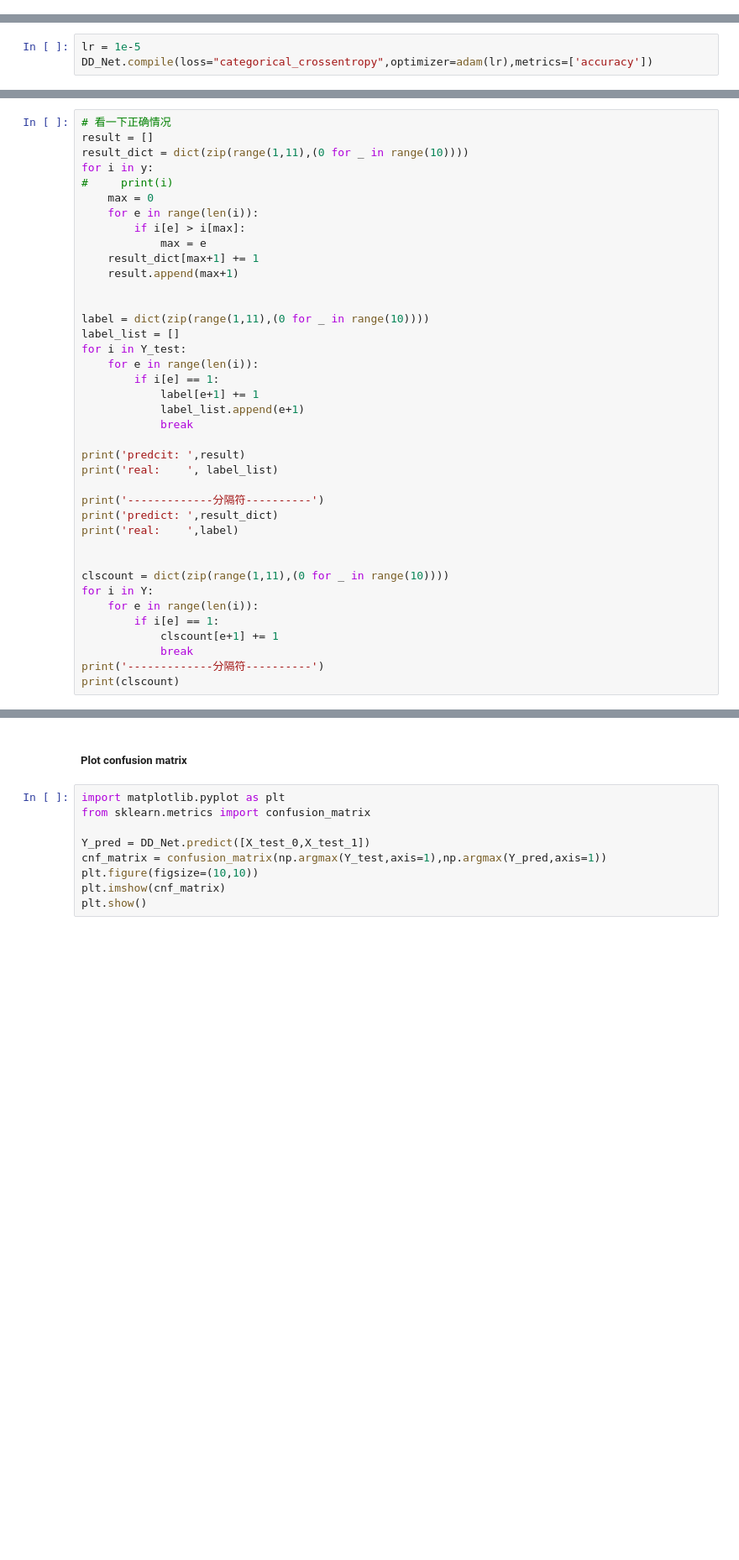
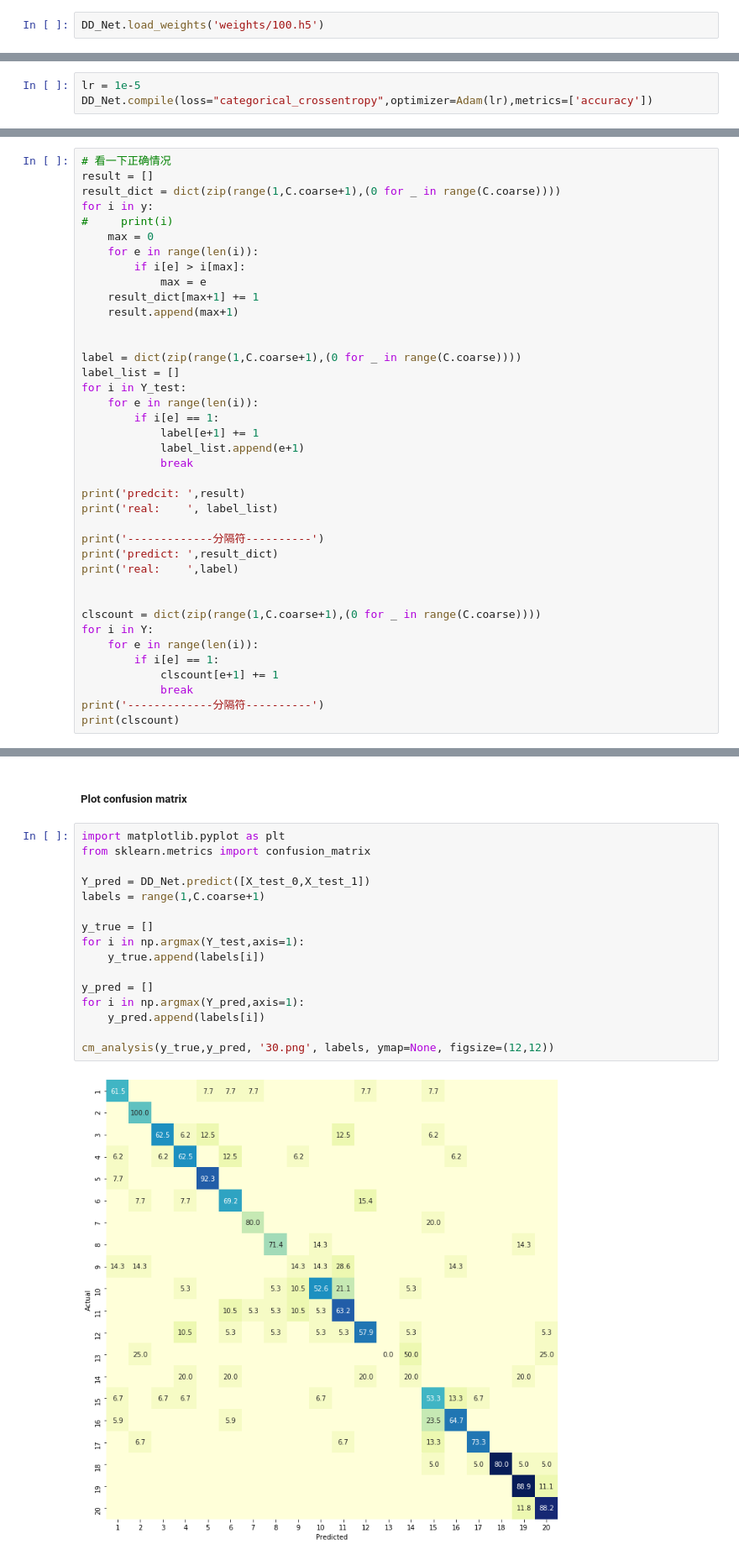
Before and after one commit to SYSU-RealTimeHandGesture-2020/papers, a Jupyter notebook: sk_dd_2019/codes/JESTER/JESTER_1D_lite.ipynb, the cells around one changed output, grey strips where cells are left out. Shown: that part at 84% size. Cells and saved outputs as stored; diff of their text form; blank space fills up the shorter version.

```diff
--- a/sk_dd_2019/codes/JESTER/JESTER_1D_lite.ipynb
+++ b/sk_dd_2019/codes/JESTER/JESTER_1D_lite.ipynb
@@ -314,8 +330,10 @@ OSError: Unable to create file (unable to open file: name = 'weights/coarse_lite
+# %%
+DD_Net.load_weights('weights/100.h5')
 # %% [markdown]
 ## With frame_sampling
 # %%
 lr = 1e-5
-DD_Net.compile(loss="categorical_crossentropy",optimizer=adam(lr),metrics=['accuracy'])
+DD_Net.compile(loss="categorical_crossentropy",optimizer=Adam(lr),metrics=['accuracy'])
 # %%
 epochs = 20
 for e in range(epochs):
@@ -365,7 +383,7 @@ time.time() - start_time
 # %%
 # 看一下正确情况
 result = []
-result_dict = dict(zip(range(1,11),(0 for _ in range(10))))
+result_dict = dict(zip(range(1,C.coarse+1),(0 for _ in range(C.coarse))))
 for i in y:
 #     print(i)
     max = 0
@@ -376,7 +394,7 @@ for i in y:
     result.append(max+1)
 
 
-label = dict(zip(range(1,11),(0 for _ in range(10))))
+label = dict(zip(range(1,C.coarse+1),(0 for _ in range(C.coarse))))
 label_list = []
 for i in Y_test:
     for e in range(len(i)):
@@ -393,7 +411,7 @@ print('predict: ',result_dict)
 print('real:    ',label)
 
 
-clscount = dict(zip(range(1,11),(0 for _ in range(10))))
+clscount = dict(zip(range(1,C.coarse+1),(0 for _ in range(C.coarse))))
 for i in Y:
     for e in range(len(i)):
         if i[e] == 1:
@@ -463,9 +495,18 @@ print(max+1)
 # %%
 import matplotlib.pyplot as plt
 from sklearn.metrics import confusion_matrix
 
 Y_pred = DD_Net.predict([X_test_0,X_test_1])
-cnf_matrix = confusion_matrix(np.argmax(Y_test,axis=1),np.argmax(Y_pred,axis=1))
-plt.figure(figsize=(10,10))
-plt.imshow(cnf_matrix)
-plt.show()
+labels = range(1,C.coarse+1)
+
+y_true = []
+for i in np.argmax(Y_test,axis=1):
+    y_true.append(labels[i])
+
+y_pred = []
+for i in np.argmax(Y_pred,axis=1):
+    y_pred.append(labels[i])
+
+cm_analysis(y_true,y_pred, '30.png', labels, ymap=None, figsize=(12,12))
+# %% [output]
+[figure, added]
```
Also changed, not shown: parts of 15 cells of this notebook, 54 other files.
